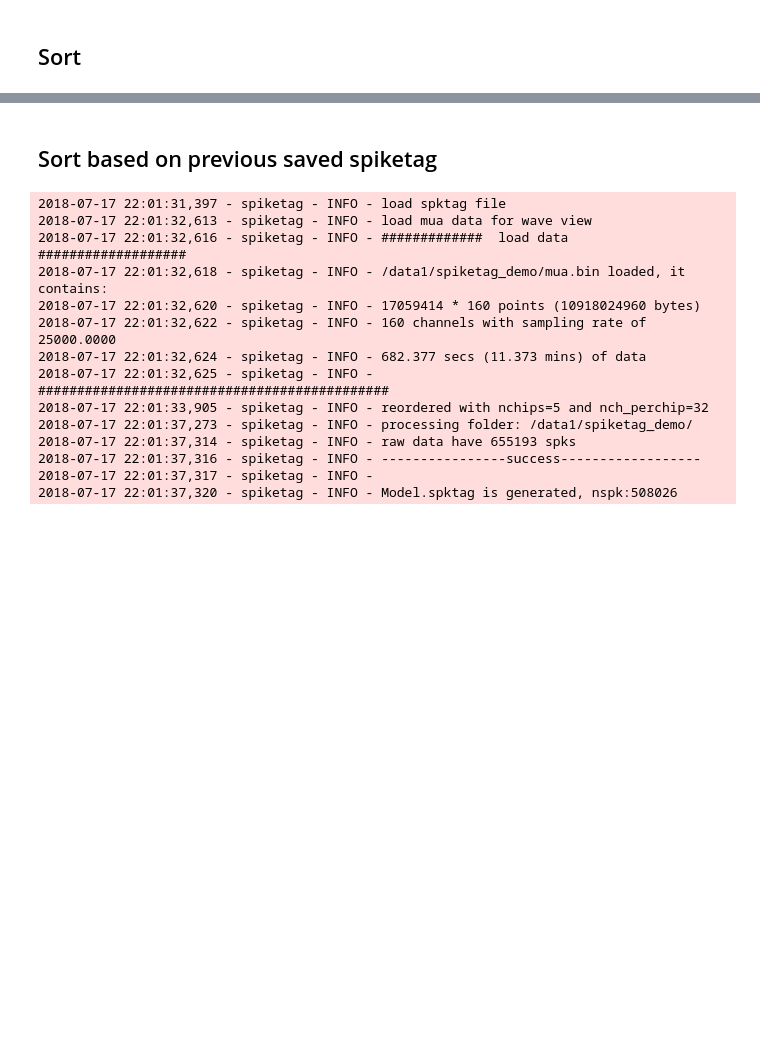
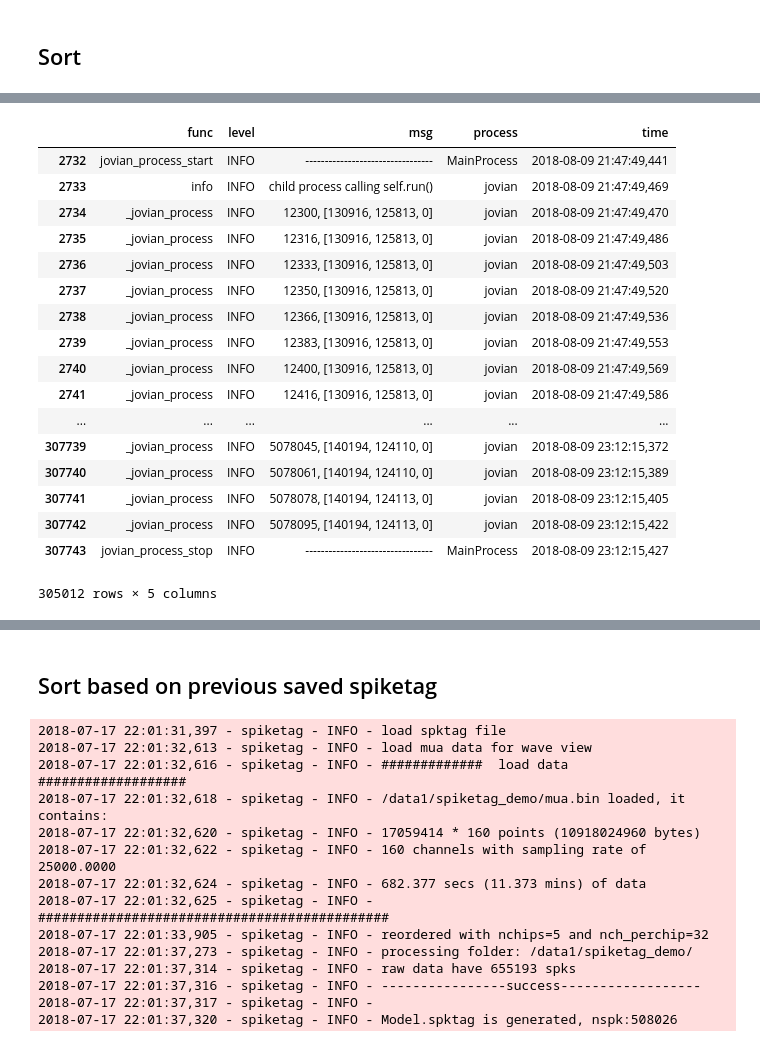
Before and after one commit to chongxi/spiketag, a Jupyter notebook: demo/controller.ipynb, the cells around one changed output, grey strips where cells are left out. Drawn from its saved outputs; the diff is of its cells as text; code cells hidden in the pictures; blank space fills up the shorter version.

```diff
--- a/demo/controller.ipynb
+++ b/demo/controller.ipynb
@@ -41,0 +55,23 @@ ctrl = controller(mua_filename='/data1/spiketag_demo/mua.bin',
+# %%
+log = logger('/data1/n62/new_maze/vr_08092018/process.log')
+# %%
+log.log_sessions[14]
+# %% [output]
+|  | func | level | msg | process | time |
+| 2732 | jovian_process_start | INFO | --------------------------------- | MainProcess | 2018-08-09 21:47:49,441 |
+| 2733 | info | INFO | child process calling self.run() | jovian | 2018-08-09 21:47:49,469 |
+| 2734 | _jovian_process | INFO | 12300, [130916, 125813, 0] | jovian | 2018-08-09 21:47:49,470 |
+| 2735 | _jovian_process | INFO | 12316, [130916, 125813, 0] | jovian | 2018-08-09 21:47:49,486 |
+| 2736 | _jovian_process | INFO | 12333, [130916, 125813, 0] | jovian | 2018-08-09 21:47:49,503 |
+| 2737 | _jovian_process | INFO | 12350, [130916, 125813, 0] | jovian | 2018-08-09 21:47:49,520 |
+| 2738 | _jovian_process | INFO | 12366, [130916, 125813, 0] | jovian | 2018-08-09 21:47:49,536 |
+| 2739 | _jovian_process | INFO | 12383, [130916, 125813, 0] | jovian | 2018-08-09 21:47:49,553 |
+| 2740 | _jovian_process | INFO | 12400, [130916, 125813, 0] | jovian | 2018-08-09 21:47:49,569 |
+| 2741 | _jovian_process | INFO | 12416, [130916, 125813, 0] | jovian | 2018-08-09 21:47:49,586 |
+| ... | ... | ... | ... | ... | ... |
+| 307739 | _jovian_process | INFO | 5078045, [140194, 124110, 0] | jovian | 2018-08-09 23:12:15,372 |
+| 307740 | _jovian_process | INFO | 5078061, [140194, 124110, 0] | jovian | 2018-08-09 23:12:15,389 |
+| 307741 | _jovian_process | INFO | 5078078, [140194, 124113, 0] | jovian | 2018-08-09 23:12:15,405 |
+| 307742 | _jovian_process | INFO | 5078095, [140194, 124113, 0] | jovian | 2018-08-09 23:12:15,422 |
+| 307743 | jovian_process_stop | INFO | --------------------------------- | MainProcess | 2018-08-09 23:12:15,427 |
+305012 rows × 5 columns
```
Also changed, not shown: parts of 11 cells of this notebook.
